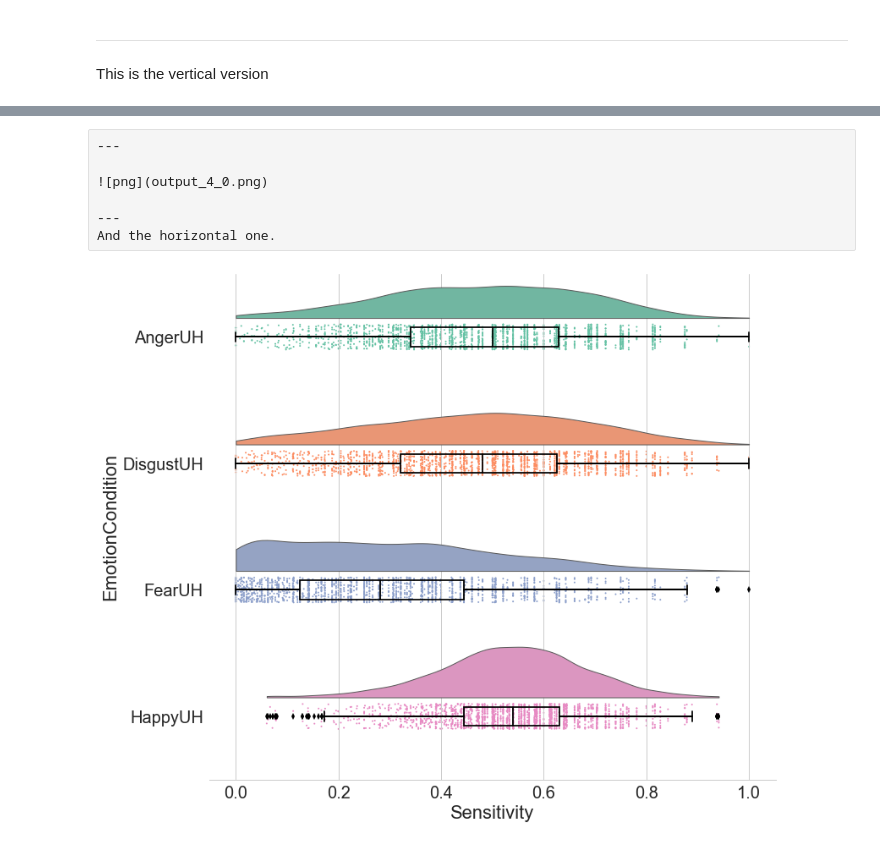
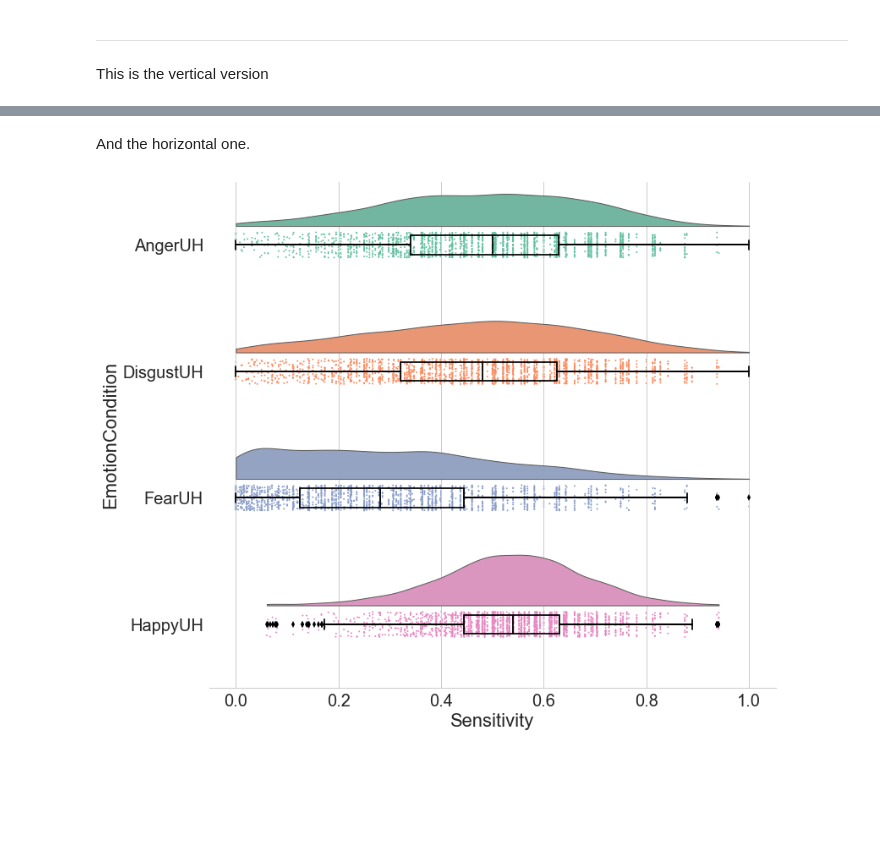
Before and after one commit to pog87/PtitPrince, a Jupyter notebook: RainCloud_Plot.ipynb, the cells around one changed output, grey strips where cells are left out. Drawn from its saved outputs; the diff is of its cells as text; code cells hidden in the pictures; blank space fills up the shorter version.

```diff
--- a/RainCloud_Plot.ipynb
+++ b/RainCloud_Plot.ipynb
@@ -52,24 +52,19 @@ sns.despine(left=True)
-# %% [raw]
----
-
-![png](output_4_0.png)
-
----
-And the horizontal one.
+# %% [markdown]
+And the horizontal one.
 # %%
 f, ax = plt.subplots(figsize=(12, 11))
 
 dx="Sensitivity"; dy="EmotionCondition"; ort="h"
-ax=half_viol.violinplot(data=ddf, palette="Set2", bw=.2,  linewidth=1,cut=0.,\
+ax=half_viol.half_violinplot(data=ddf, palette="Set2", bw=.2,  linewidth=1,cut=0.,\
                    scale="area", width=.8, inner=None,orient=ort,x=dx,y=dy)
 ax=sns.stripplot(data=ddf, palette="Set2", edgecolor="white",size=2,orient=ort,\
                  x=dx,y=dy,jitter=1,zorder=0)
 ax=sns.boxplot(data=ddf, color="black",orient=ort,width=.15,x=dx,y=dy,zorder=10,\
               showcaps=True,boxprops={'facecolor':'none', "zorder":10},\
                showfliers=True,whiskerprops={'linewidth':2, "zorder":10},saturation=1)
 
 # Finalize the figure
 #ax.set(ylim=(3.5, -.7))
 sns.despine(left=True)
 # %% [output]
-[figure, old version]
+[figure, new version]
```
Also changed, not shown: parts of 3 cells of this notebook, 2 other files.
